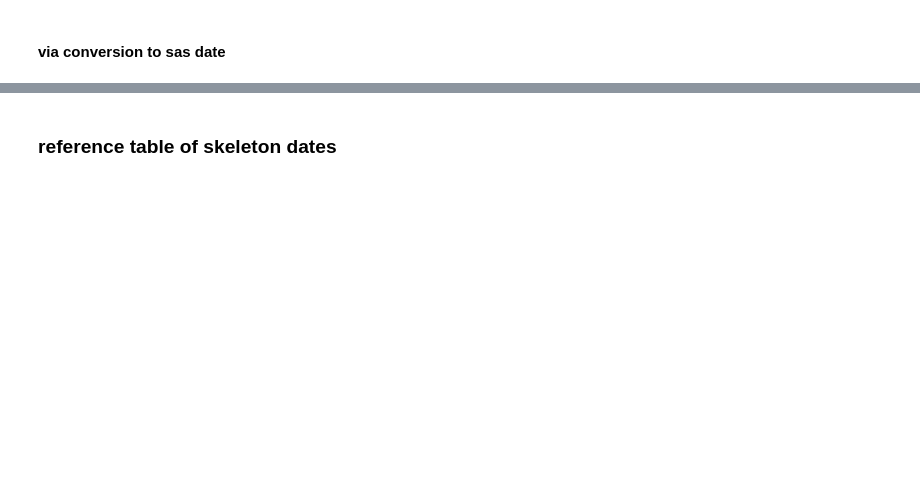
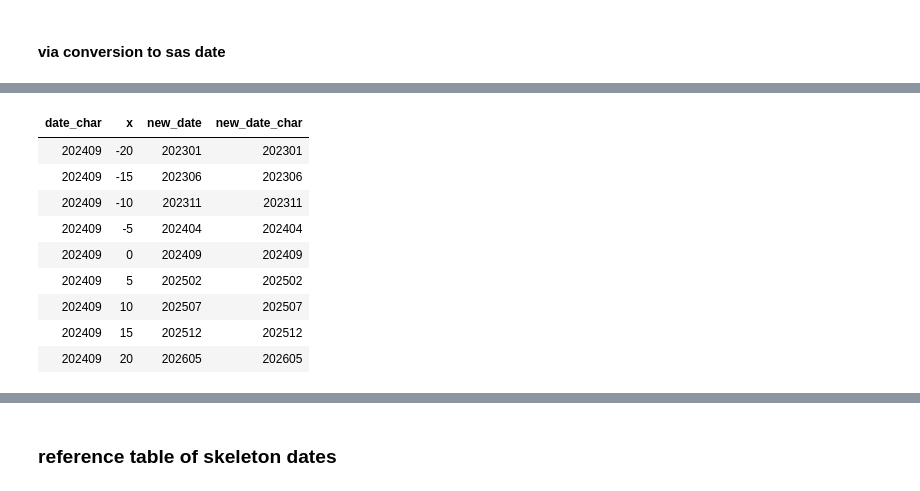
Before and after one commit to 0xdomyz/sas_collection, a Jupyter notebook: generic/type_and_conversion/dates.ipynb, the cells around one changed output, grey strips where cells are left out. Cells and saved outputs as stored; diff of their text form; code cells hidden in the pictures; blank space fills up the shorter version.

```diff
--- a/generic/type_and_conversion/dates.ipynb
+++ b/generic/type_and_conversion/dates.ipynb
@@ -142,16 +316,29 @@ run;
 # %%
+x = 4
 sas.submitLST(
 f"""
 /* Add x number of months */
 proc sql;
     select
         date_char,
+        x,
         intnx('month', input(date_char, yymmn6.), x) as new_date format=yymmn6.,
         put(intnx('month', input(date_char, yymmn6.), x), yymmn6.) as new_date_char
-    from (select '202409' as date_char)
+    from inputs;
     ;
 quit;
 """)
+# %% [output]
+| date_char | x | new_date | new_date_char |
+| 202409 | -20 | 202301 | 202301 |
+| 202409 | -15 | 202306 | 202306 |
+| 202409 | -10 | 202311 | 202311 |
+| 202409 | -5 | 202404 | 202404 |
+| 202409 | 0 | 202409 | 202409 |
+| 202409 | 5 | 202502 | 202502 |
+| 202409 | 10 | 202507 | 202507 |
+| 202409 | 15 | 202512 | 202512 |
+| 202409 | 20 | 202605 | 202605 |
 # %%
 sas.submitLST(
 f"""
```
Also changed, not shown: parts of 16 cells of this notebook.
